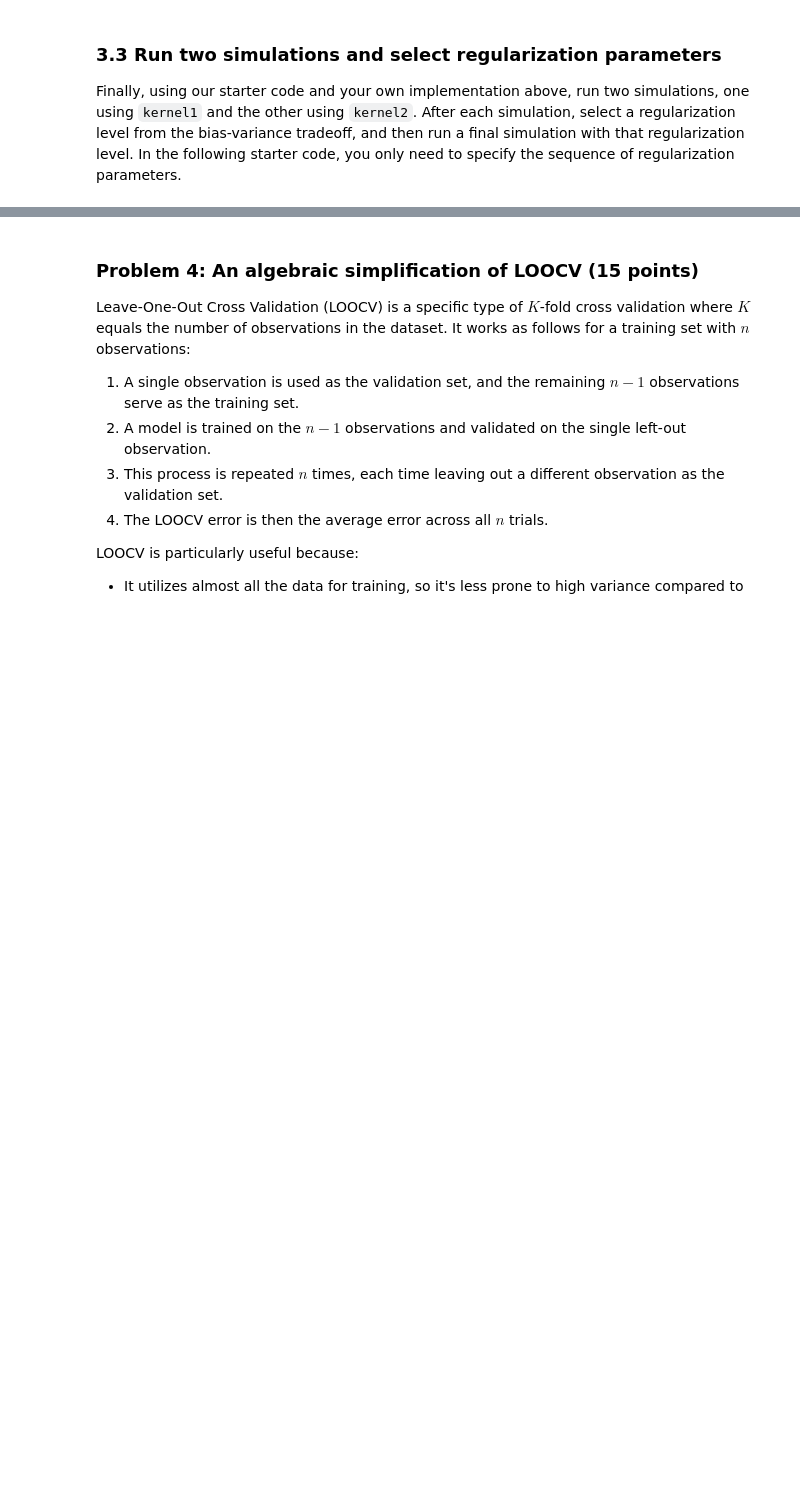
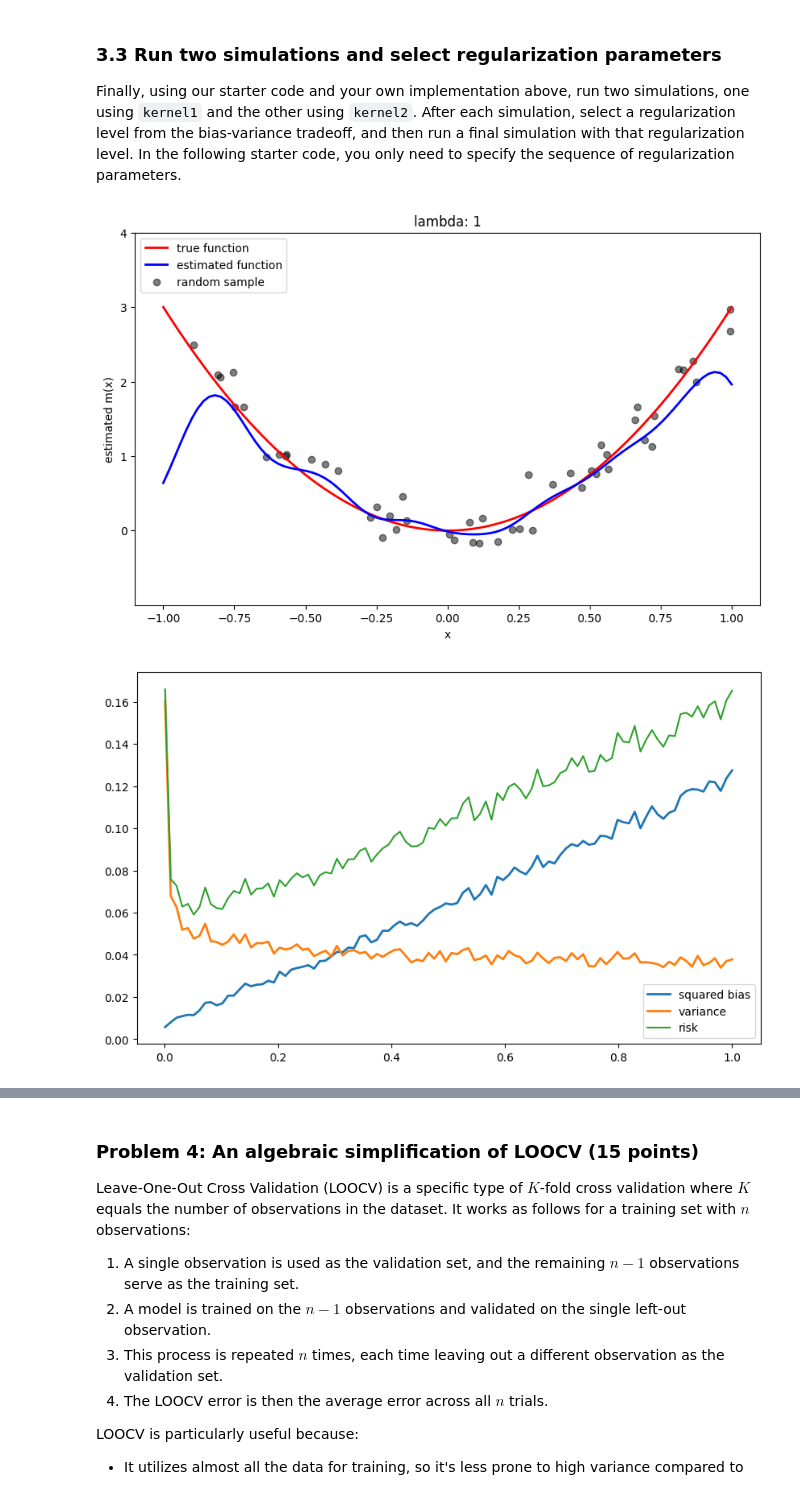
Before and after one commit to hop324/IML, a Jupyter notebook: assignments/assn1/assn1.ipynb, the cells around one changed output, grey strips where cells are left out. Saved outputs shown, nothing was run; the diff lists cells and outputs as text; code cells hidden in the pictures; blank space fills up the shorter version.

```diff
--- a/assignments/assn1/assn1.ipynb
+++ b/assignments/assn1/assn1.ipynb
@@ -386,19 +386,35 @@ with two different bandwidths, or you might experiment with other kernels.
 The function `mercer_kernel_regress` takes a kernel, training data `X` and `y`, an array of values `x` to evaluate the function on, and a regularization parameter. You'll use your derivation above to
 determine the coefficients $\alpha$. For some clues and suggestions on how to do the
 implementation, see our demo code for smoothing kernels. You need to do something very similar.
-# %%
-def mercer_kernel_regress(kernel, X, y, x, lmbda):
-    # your implementation here
-    _
-
-def kernel1(x,y):
-    # your implementation here
-    _
-
-
-def kernel2(x,y):
-    # your implementation here
-    _
+# %%
+def mercer_kernel_regress(kernel, X, y, x, lmbda):
+    # your implementation here
+    n = len(X)
+
+    K = np.zeros((n, n))
+    for i in range(n):
+        for j in range(n):
+            K[i, j] = kernel(X[i], X[j])
+
+    alpha = np.linalg.solve(K + lmbda * np.eye(n), y)
+
+    fhat = np.zeros(len(x))
+    for i, xi in enumerate(x):
+        for j in range(n):
+            fhat[i] += alpha[j] * kernel(xi, X[j])
+
+    return fhat
+
+def kernel1(x,y):
+    # your implementation here
+    h = 0.1
+    return np.exp(-((x - y)**2) / (2 * h**2))
+
+
+def kernel2(x,y):
+    # your implementation here
+    h = 0.5
+    return np.exp(-((x - y)**2) / (2 * h**2))
 # %% [markdown]
 ###  3.3 Run two simulations and select regularization parameters
 
@@ -406,6 +422,9 @@ Finally, using our starter code and your own implementation above, run two simul
 using `kernel1` and the other using `kernel2`. After each simulation, select a regularization level from the bias-variance tradeoff, and then run a final simulation with that regularization level. In the following
 starter code, you only need to specify the sequence of regularization parameters.
 # %%
-lmbdas = # define your sequence of lambdas
+lmbdas = np.linspace(0.001, 1, 100) # define your sequence of lambdas
 run_simulation(kernel1, lmbdas)
+# %% [output]
+[figure, added]
+[figure, added]
 # %%
```
Also changed, not shown: parts of 5 cells of this notebook.
